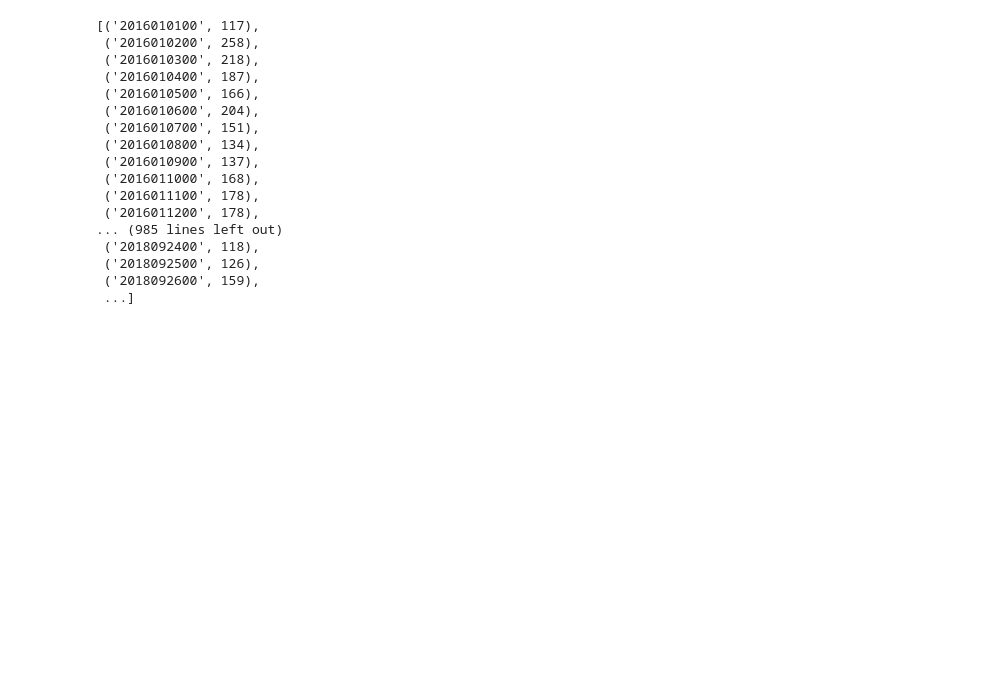
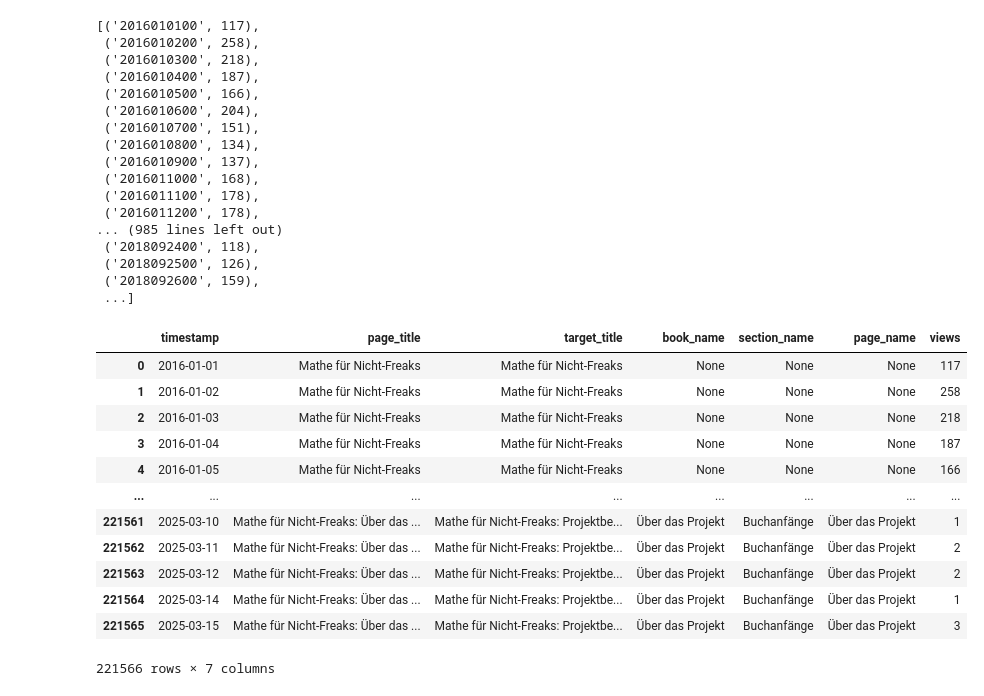
Before and after one commit to kulla/analytics-mfnf, a Jupyter notebook: notebooks/2025-03-16-test-apis.ipynb, the cells around one changed output. Cells and saved outputs as stored; diff of their text form; code cells hidden in the pictures; blank space fills up the shorter version.

Commit message:
wip: Add MFNF.aggregate_pageviews()

```diff
--- a/notebooks/2025-03-16-test-apis.ipynb
+++ b/notebooks/2025-03-16-test-apis.ipynb
@@ -71,3 +71,19 @@ WikimediaAPIClient().get_pageviews("Mathe für Nicht-Freaks")
  ('2018092500', 126),
  ('2018092600', 159),
  ...]
+# %%
+MFNF().aggregate_pageviews()
+# %% [output]
+|  | timestamp | page_title | target_title | book_name | section_name | page_name | views |
+| 0 | 2016-01-01 | Mathe für Nicht-Freaks | Mathe für Nicht-Freaks | None | None | None | 117 |
+| 1 | 2016-01-02 | Mathe für Nicht-Freaks | Mathe für Nicht-Freaks | None | None | None | 258 |
+| 2 | 2016-01-03 | Mathe für Nicht-Freaks | Mathe für Nicht-Freaks | None | None | None | 218 |
+| 3 | 2016-01-04 | Mathe für Nicht-Freaks | Mathe für Nicht-Freaks | None | None | None | 187 |
+| 4 | 2016-01-05 | Mathe für Nicht-Freaks | Mathe für Nicht-Freaks | None | None | None | 166 |
+| ... | ... | ... | ... | ... | ... | ... | ... |
+| 221561 | 2025-03-10 | Mathe für Nicht-Freaks: Über das ... | Mathe für Nicht-Freaks: Projektbe... | Über das Projekt | Buchanfänge | Über das Projekt | 1 |
+| 221562 | 2025-03-11 | Mathe für Nicht-Freaks: Über das ... | Mathe für Nicht-Freaks: Projektbe... | Über das Projekt | Buchanfänge | Über das Projekt | 2 |
+| 221563 | 2025-03-12 | Mathe für Nicht-Freaks: Über das ... | Mathe für Nicht-Freaks: Projektbe... | Über das Projekt | Buchanfänge | Über das Projekt | 2 |
+| 221564 | 2025-03-14 | Mathe für Nicht-Freaks: Über das ... | Mathe für Nicht-Freaks: Projektbe... | Über das Projekt | Buchanfänge | Über das Projekt | 1 |
+| 221565 | 2025-03-15 | Mathe für Nicht-Freaks: Über das ... | Mathe für Nicht-Freaks: Projektbe... | Über das Projekt | Buchanfänge | Über das Projekt | 3 |
+221566 rows × 7 columns
```
Also changed, not shown: 3 other files.
